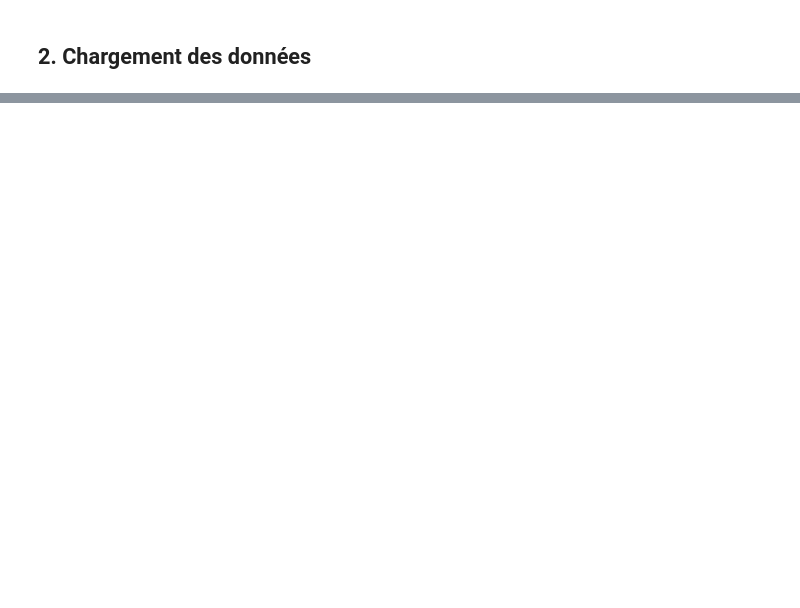
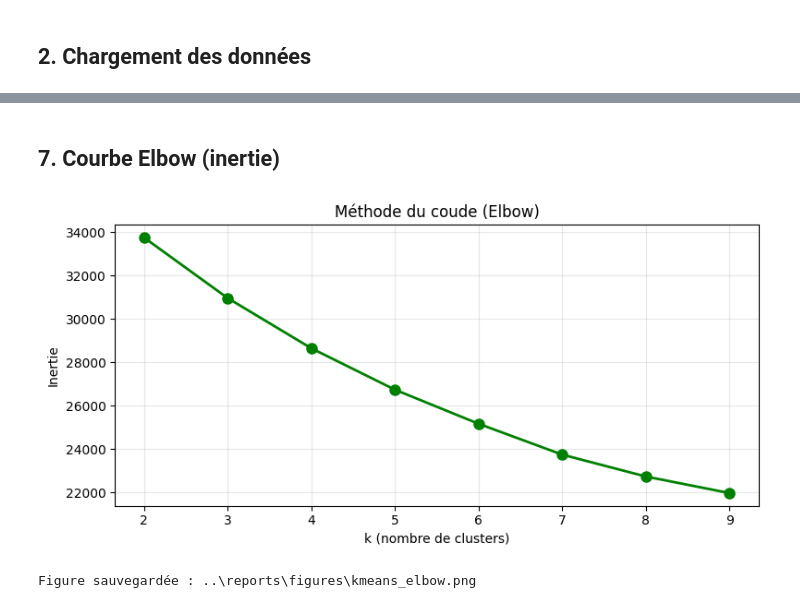
Before and after one commit to AirG213/humanforyou-attrition-ml, a Jupyter notebook: notebooks/04_KMeans_Exploration.ipynb, the cells around one changed output, grey strips where cells are left out. Drawn from its saved outputs; the diff is of its cells as text; code cells hidden in the pictures; blank space fills up the shorter version.

```diff
--- a/notebooks/04_KMeans_Exploration.ipynb
+++ b/notebooks/04_KMeans_Exploration.ipynb
@@ -424,0 +141,18 @@ Silhouette : 0.0542
+# %% [markdown]
+## 7. Courbe Elbow (inertie)
+# %%
+fig, ax = plt.subplots(figsize=(8, 4))
+ax.plot(results_df['k'], results_df['inertia'], 'go-', linewidth=2, markersize=8)
+ax.set_xlabel('k (nombre de clusters)')
+ax.set_ylabel('Inertie')
+ax.set_title('Méthode du coude (Elbow)')
+ax.set_xticks(list(K_RANGE))
+ax.grid(alpha=0.3)
+plt.tight_layout()
+plt.savefig(FIG_DIR / 'kmeans_elbow.png', dpi=300, bbox_inches='tight')
+
+plt.show()
+print(f'Figure sauvegardée : {FIG_DIR / "kmeans_elbow.png"}')
+# %% [output]
+[figure, added]
+Figure sauvegardée : ..\reports\figures\kmeans_elbow.png
```
Also changed, not shown: parts of 53 cells of this notebook, 16 other files.
